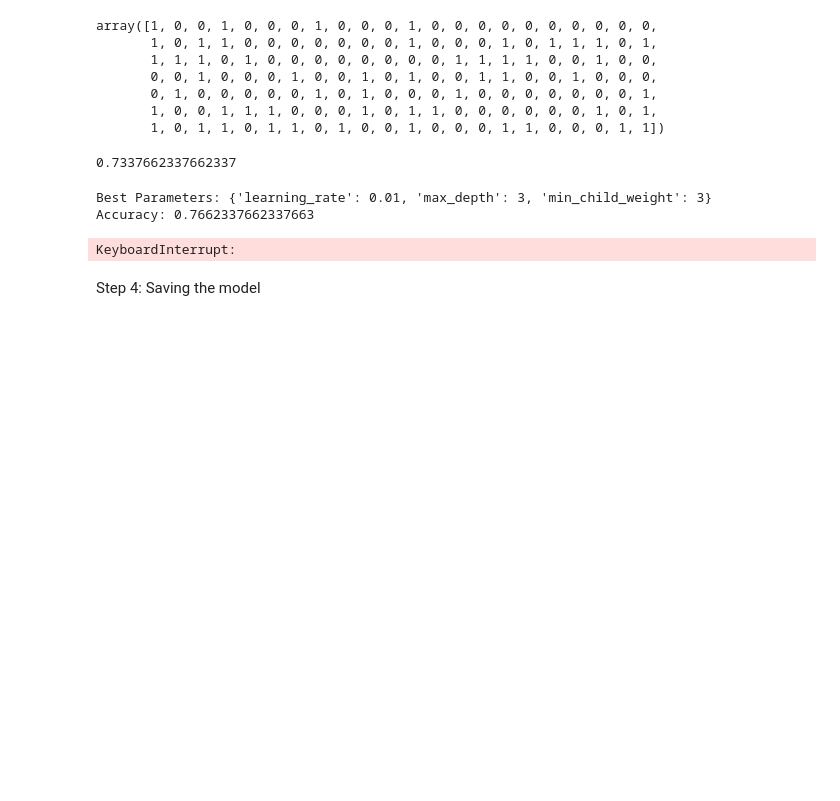
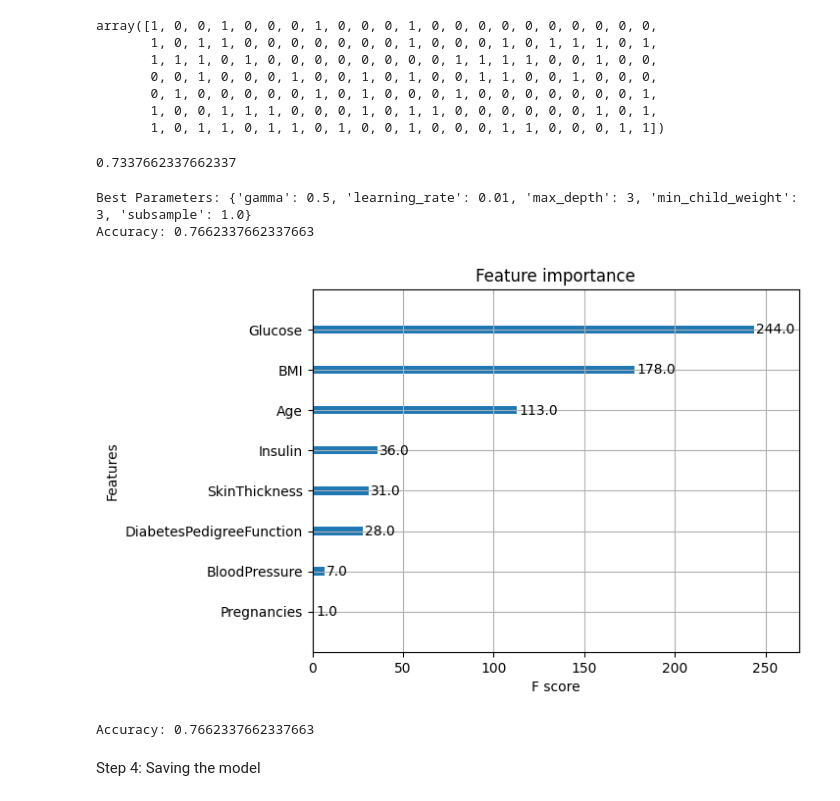
Before and after one commit to 4GeeksAcademy/Kurganova_TREE, a Jupyter notebook: src/BOOSTING.ipynb, the cells around one changed output. Saved outputs shown, nothing was run; the diff lists cells and outputs as text; code cells hidden in the pictures; blank space fills up the shorter version.

```diff
--- a/src/BOOSTING.ipynb
+++ b/src/BOOSTING.ipynb
@@ -128,12 +120,15 @@ accuracy_score(y_test, y_pred)
 0.7337662337662337
 # %%
 from sklearn.model_selection import GridSearchCV
+from xgboost import XGBClassifier
 
 # Define the parameter grid
 param_grid = {
     'learning_rate': [0.1, 0.01, 0.05],
     'max_depth': [3, 5, 7],
     'min_child_weight': [1, 3, 5],
+    'gamma': [0, 0.1, 0.3, 0.5, 1],
+    'subsample': [0.6, 0.8, 1.0]
     # Add more parameters as needed
 }
 
@@ -147,49 +142,6 @@ grid_search.fit(X_train, y_train)
 # Get the best parameters
 best_params = grid_search.best_params_
 print("Best Parameters:", best_params)
-
-# Train the model with the best parameters
-best_model = XGBClassifier(**best_params, random_state=42)
-best_model.fit(X_train, y_train)
-
-# Evaluate accuracy
-y_pred = best_model.predict(X_test)
-accuracy = accuracy_score(y_test, y_pred)
-print("Accuracy:", accuracy)
 # %% [output]
-Best Parameters: {'learning_rate': 0.01, 'max_depth': 3, 'min_child_weight': 3}
+Best Parameters: {'gamma': 0.5, 'learning_rate': 0.01, 'max_depth': 3, 'min_child_weight': 3, 'subsample': 1.0}
 Accuracy: 0.7662337662337663
-# %%
-from sklearn.model_selection import GridSearchCV
-param_grid = {
-    'learning_rate': [0.1, 0.01, 0.05],
-    'max_depth': [3, 5, 7],
-    'min_child_weight': [1, 3, 5],
-    'gamma': [0, 0.1, 0.3, 0.5, 1],
-    'subsample': [0.6, 0.7, 0.8, 0.9, 1.0],
-    'colsample_bytree': [0.6, 0.7, 0.8, 0.9, 1.0],
-    'reg_alpha': [0, 0.001, 0.005, 0.01, 0.05],
-    'reg_lambda': [0.1, 0.5, 1.0, 1.5, 2.0],
-    'scale_pos_weight': [1, 2, 3, 4, 5]
-}
-# Initialize XGBoost classifier
-model = XGBClassifier(random_state=42)
-
-# Perform grid search
-grid_search = GridSearchCV(estimator=model, param_grid=param_grid, cv=3, n_jobs=-1)
-grid_search.fit(X_train, y_train)
-
-# Get the best parameters
-best_params = grid_search.best_params_
-print("Best Parameters:", best_params)
-
-# Train the model with the best parameters
-best_model = XGBClassifier(**best_params, random_state=42)
-best_model.fit(X_train, y_train)
-
-# Evaluate accuracy
-y_pred = best_model.predict(X_test)
-accuracy = accuracy_score(y_test, y_pred)
-print("Accuracy:", accuracy)
-# %% [output]
-KeyboardInterrupt:
@@ -196,3 +155,14 @@ KeyboardInterrupt:
+# %%
+# Graficar la importancia de las características
+plot_importance(best_model )
+plt.show()
+# %% [output]
+[figure, added]
+# %%
+accuracy = accuracy_score(y_test, y_pred)
+print("Accuracy:", accuracy)
+# %% [output]
+Accuracy: 0.7662337662337663
 # %% [markdown]
 Step 4: Saving the model
 # %%
```
Also changed, not shown: parts of 3 cells of this notebook, 1 other file.
